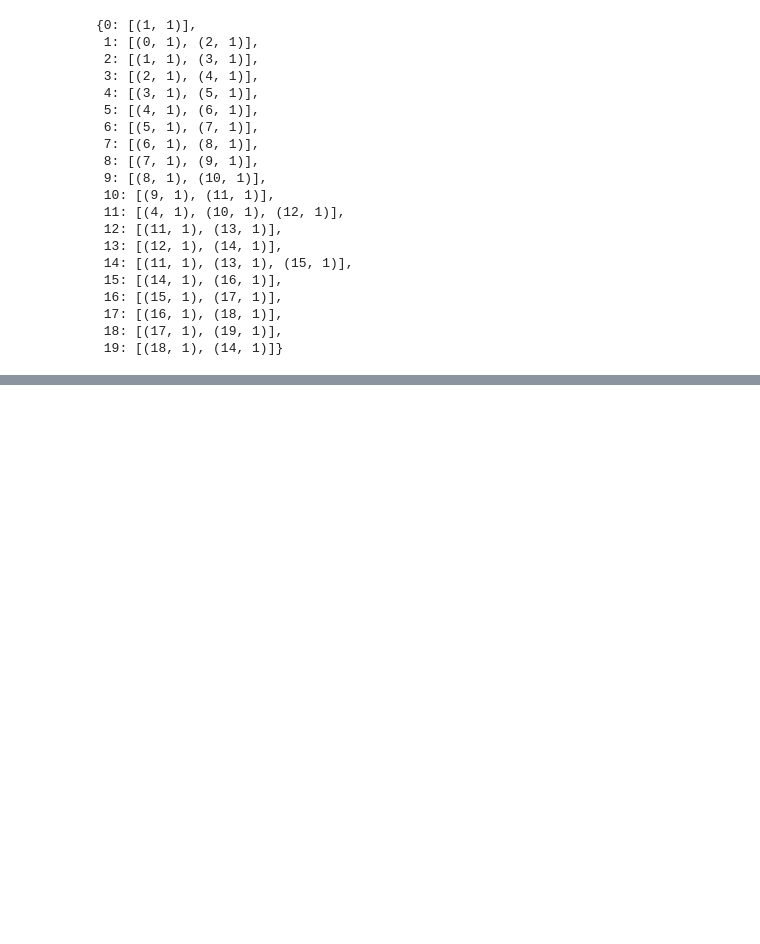
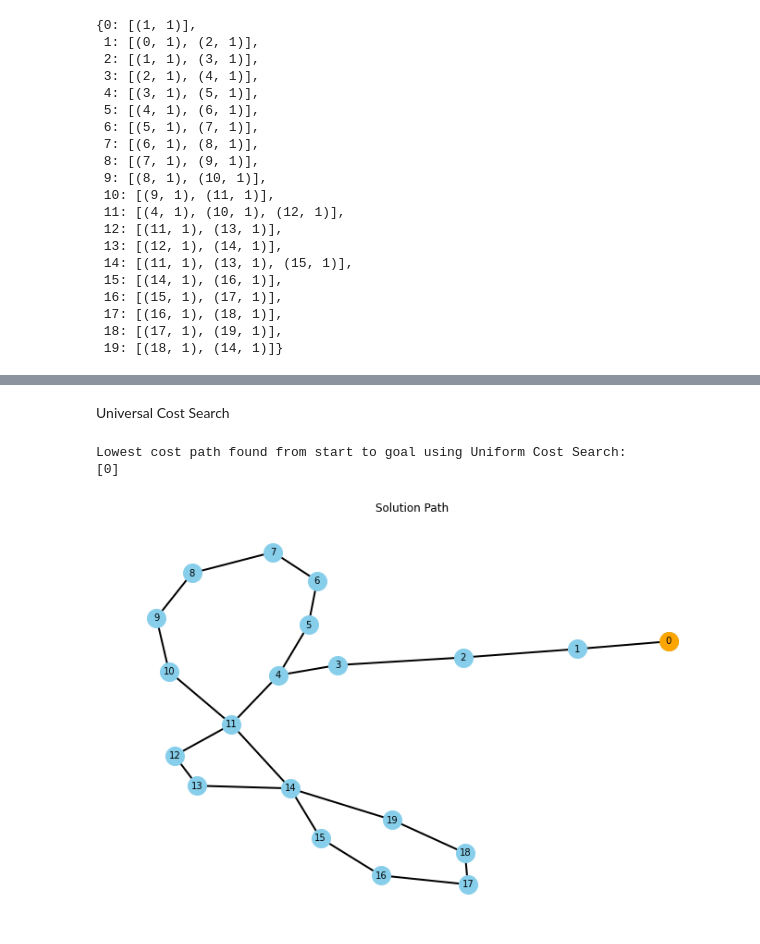
Before and after one commit to ijethmal/sc1015-asg, a Jupyter notebook: LAB 8 CURRENT.ipynb, the cells around one changed output, grey strips where cells are left out. Drawn from its saved outputs; the diff is of its cells as text; code cells hidden in the pictures; blank space fills up the shorter version.

```diff
--- a/LAB 8 CURRENT.ipynb
+++ b/LAB 8 CURRENT.ipynb
@@ -231,0 +333,57 @@ showBinaryMazeGraph(mazegraph)
+# %% [markdown]
+Universal Cost Search
+# %%
+def uniform_cost_search(graph, start, goal):
+    ''' Uniform Cost Search algorithm to find the lowest cost path in a graph from start to goal
+        Input : graph (MazeGraph), start node, goal node
+        Output : Lowest cost path from start to goal (list of nodes), or None if no path exists
+    '''
+    frontier = queue.PriorityQueue()  # Priority queue to store nodes to explore
+    frontier.put((0, start))          # Start node with cost 0
+
+    came_from = {}  # Dictionary to store parent nodes
+    cost_so_far = {}  # Dictionary to store cost from start to each node
+    came_from[start] = None
+    cost_so_far[start] = 0
+
+    while not frontier.empty():
+        _, current = frontier.get()  # Get the node with the lowest cost
+
+        if current == goal:
+            break
+
+        for next_node, cost in graph.neighbors(current):
+            new_cost = cost_so_far[current] + cost
+            if next_node not in cost_so_far or new_cost < cost_so_far[next_node]:
+                cost_so_far[next_node] = new_cost
+                priority = new_cost
+                frontier.put((priority, next_node))
+                came_from[next_node] = current
+
+    # Reconstruct path
+    path = []
+    current = goal
+    while current != start:
+        path.append(current)
+        current = came_from[current]
+    path.append(start)
+    path.reverse()
+
+    if path:
+        return path
+    else:
+        return None
+
+# Now, let's use the uniform cost search algorithm to find the lowest cost path in the maze
+solution_path_ucs = uniform_cost_search(mazegraph, start_node, goal_node)
+
+if solution_path_ucs:
+    print("Lowest cost path found from start to goal using Uniform Cost Search:")
+    print(solution_path_ucs)
+    showBinaryMazeGraphWithPath(mazegraph, solution_path_ucs)
+else:
+    print("No path found from start to goal.")
+# %% [output]
+Lowest cost path found from start to goal using Uniform Cost Search:
+[0]
+[figure, added]
```
Also changed, not shown: parts of 4 cells of this notebook.
